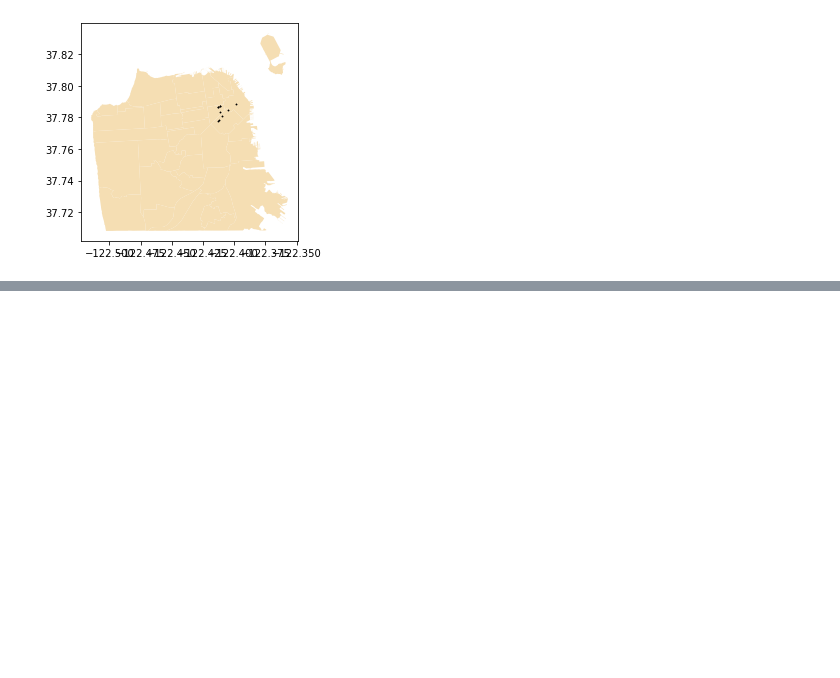
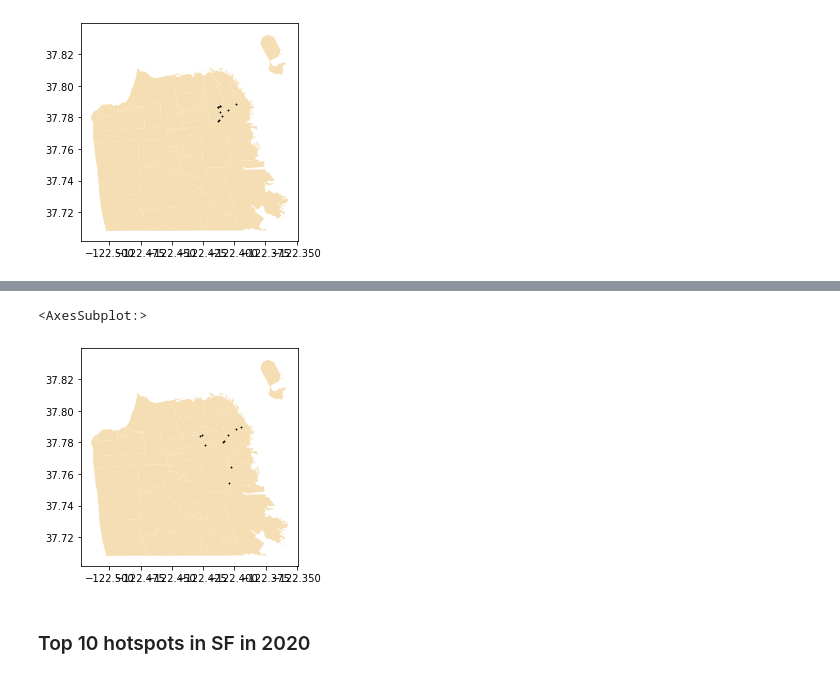
Before and after one commit to jiyuntsai/sf-parking-citation, a Jupyter notebook: 03_st-cleaning-map.ipynb, the cells around one changed output, grey strips where cells are left out. Saved outputs shown, nothing was run; the diff lists cells and outputs as text; code cells hidden in the pictures; blank space fills up the shorter version.

```diff
--- a/03_st-cleaning-map.ipynb
+++ b/03_st-cleaning-map.ipynb
@@ -532,0 +625,4 @@ geo_hotspot_5yr_10.plot(ax=base_map, marker = '*', color = 'black', markersize=1
+# %%
+# Import geocodio .csv file
+hotspot_2019 = pd.read_csv('hotspot_2019_geocodio.csv')
+hotspot_2019
@@ -532,0 +641,8 @@ geo_hotspot_5yr_10.plot(ax=base_map, marker = '*', color = 'black', markersize=1
+# %%
+# Create geopandas geodataframe and set crs
+geo_hotspot_2019 = gpd.GeoDataFrame(
+    hotspot_2019, geometry=gpd.points_from_xy(hotspot_2019.Longitude, hotspot_2019.Latitude)
+)
+
+# Set projection
+geo_hotspot_2019.set_crs(epsg=4326, inplace=True)
@@ -532,0 +661,9 @@ geo_hotspot_5yr_10.plot(ax=base_map, marker = '*', color = 'black', markersize=1
+# %%
+# Top 10 hotspots in 2019
+base_map = sf_shapefiles.plot(color = 'wheat')
+geo_hotspot_2019.plot(ax=base_map, marker = '*', color = 'black', markersize=1, alpha=1)
+# %% [output]
+<AxesSubplot:>
+[figure, added]
+# %% [markdown]
+### Top 10 hotspots in SF in 2020
```
Also changed, not shown: parts of 30 cells of this notebook.
